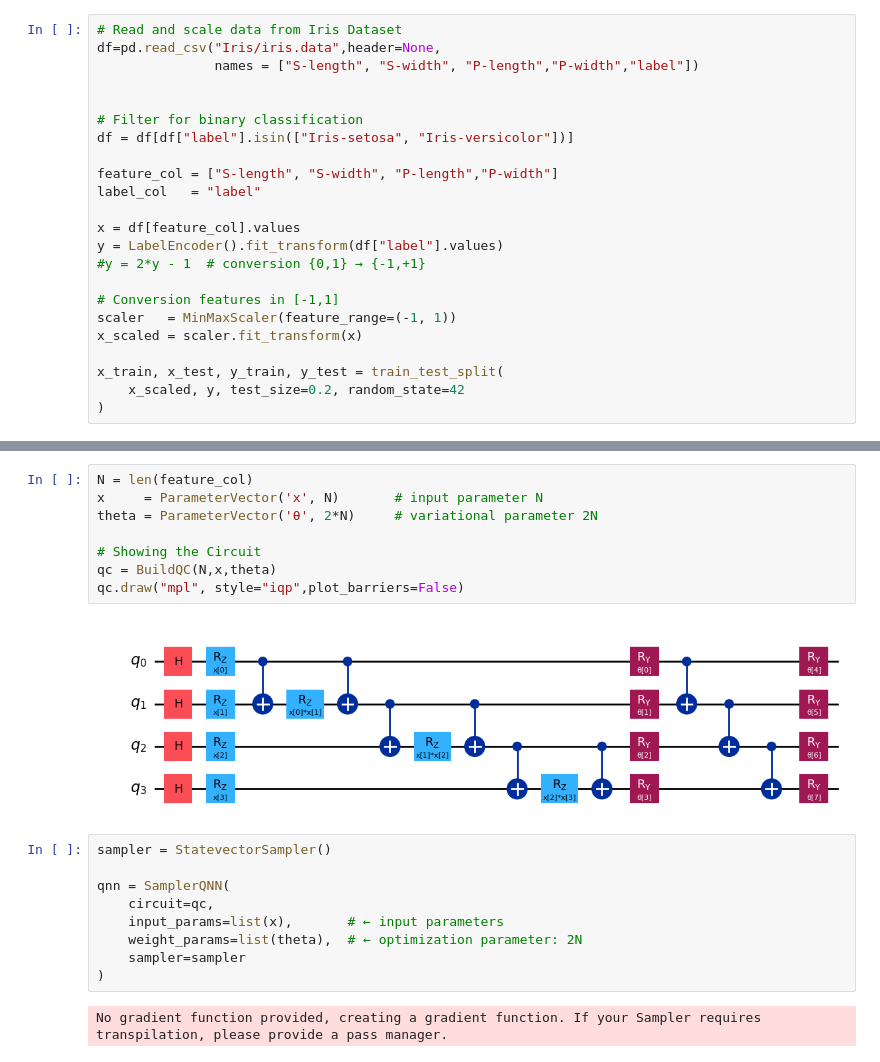
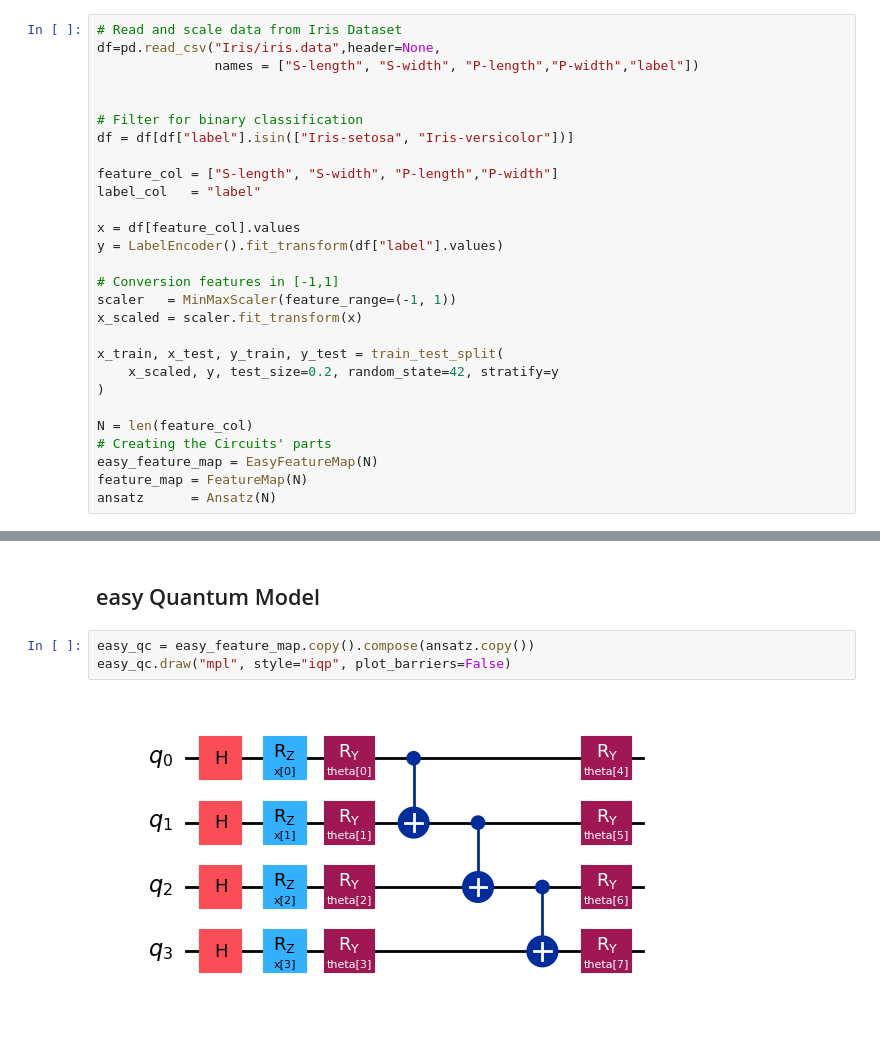
Before and after one commit to FrancescoPeron/LCP_B, a Jupyter notebook: Project/qnn.ipynb, the cells around one changed output, grey strips where cells are left out. Cells and saved outputs as stored; diff of their text form; blank space fills up the shorter version.

```diff
--- a/Project/qnn.ipynb
+++ b/Project/qnn.ipynb
@@ -54,12 +69,17 @@ label_col   = "label"
 
 x = df[feature_col].values
 y = LabelEncoder().fit_transform(df["label"].values)
-#y = 2*y - 1  # conversion {0,1} → {-1,+1}
 
 # Conversion features in [-1,1]
 scaler   = MinMaxScaler(feature_range=(-1, 1))
 x_scaled = scaler.fit_transform(x)
 
 x_train, x_test, y_train, y_test = train_test_split(
-    x_scaled, y, test_size=0.2, random_state=42
+    x_scaled, y, test_size=0.2, random_state=42, stratify=y
 )
+
+N = len(feature_col)
+# Creating the Circuits' parts
+easy_feature_map = EasyFeatureMap(N)
+feature_map = FeatureMap(N)
+ansatz      = Ansatz(N)
@@ -66,21 +93,7 @@ x_train, x_test, y_train, y_test = train_test_split(
+# %% [markdown]
+## easy Quantum Model
 # %%
-N = len(feature_col)
-x     = ParameterVector('x', N)       # input parameter N
-theta = ParameterVector('θ', 2*N)     # variational parameter 2N
-
-# Showing the Circuit
-qc = BuildQC(N,x,theta)
-qc.draw("mpl", style="iqp",plot_barriers=False)
+easy_qc = easy_feature_map.copy().compose(ansatz.copy())
+easy_qc.draw("mpl", style="iqp", plot_barriers=False)
 # %% [output]
-[figure, old version]
+[figure, new version]
-# %%
-sampler = StatevectorSampler()
-
-qnn = SamplerQNN(
-    circuit=qc,
-    input_params=list(x),       # ← input parameters
-    weight_params=list(theta),  # ← optimization parameter: 2N
-    sampler=sampler
-)
-# %% [output]
-No gradient function provided, creating a gradient function. If your Sampler requires transpilation, please provide a pass manager.
```
Also changed, not shown: parts of 10 cells of this notebook, 1 other file.
